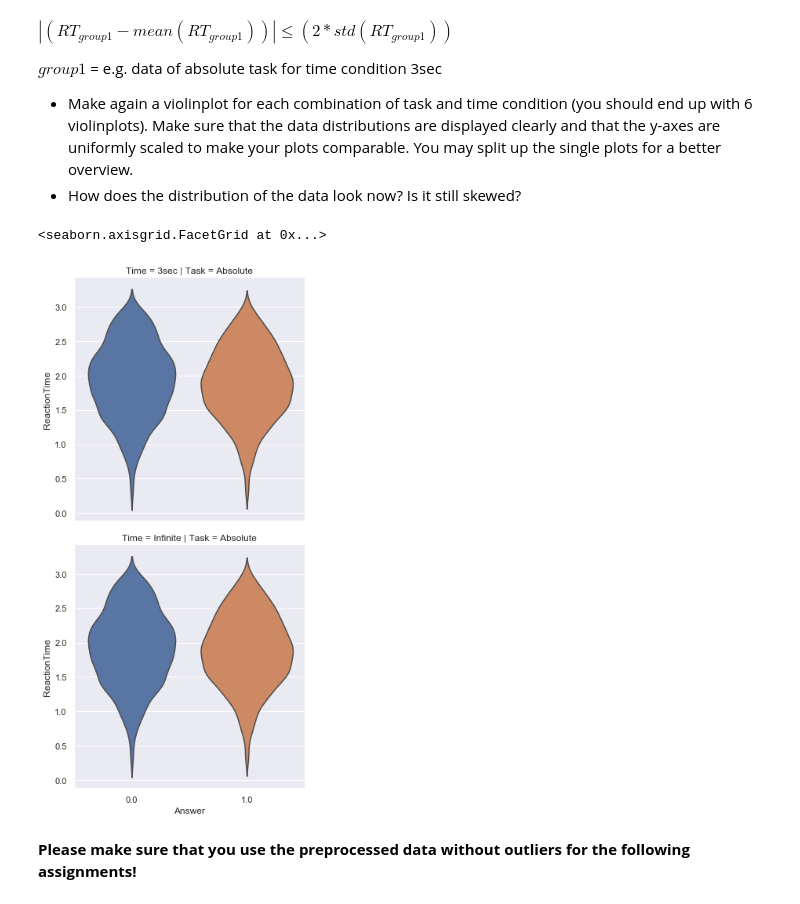
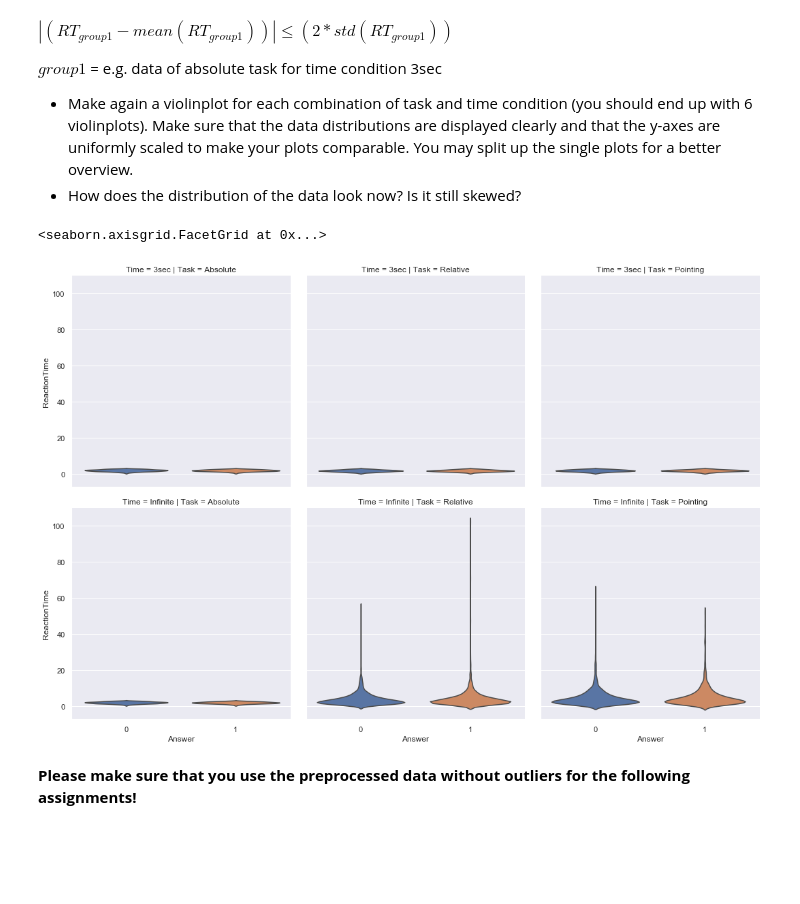
Before and after one commit to NBP-ACC/week-5-acc_9, a Jupyter notebook: sheet03.ipynb, the cells around one changed output. Cells and saved outputs as stored; diff of their text form; code cells hidden in the pictures; blank space fills up the shorter version.

Commit message:
added outlier removal, doesnt work yet

```diff
--- a/sheet03.ipynb
+++ b/sheet03.ipynb
@@ -163,16 +170,32 @@ $group1$ = e.g. data of absolute task for time condition 3sec
 - Make again a violinplot for each combination of task and time condition (you should end up with 6 violinplots). Make sure that the data distributions are displayed clearly and that the y-axes are uniformly scaled to make your plots comparable. You may split up the single plots for a better overview.
 - How does the distribution of the data look now? Is it still skewed?
 # %%
-# TODO
+# Das ist ne Idee funktioniert aber so nicht
+
 #Get rid of the outliers
+tasks = ["Absolute", "Relative", "Pointing"]
+
+tasks_df = []
+
+for task in tasks:
+    indeces = []
+    current_task = dataframe[dataframe["Task"]==task]
+
+    for index, row in current_task.iterrows():
+        if abs(row["ReactionTime"] - current_task["ReactionTime"].mean()) > (2* (current_task["ReactionTime"].std())):
+            indeces.append(index)
+    current_task.drop(indeces)
+    tasks_df.append(current_task)
+
+dataframe_wo_outliers = pd.concat(tasks_df)
 
 
 #plot with new data
-sns.catplot(data = dataframe, x='Answer', y='ReactionTime', col='Task', row='Time', kind= 'violin',inner = None)
+sns.catplot(data = dataframe_wo_outliers, x='Answer', y='ReactionTime', col='Task', row='Time', kind= 'violin',inner = None)
 #We can see that the date is more dense now as expected.
 # %% [output]
 <seaborn.axisgrid.FacetGrid at 0x...>
-[figure, old version]
+[figure, new version]
 # %% [markdown]
 **Please make sure that you use the preprocessed data without outliers for the following assignments!**
 # %% [markdown]
```
Also changed, not shown: parts of 3 cells of this notebook.
